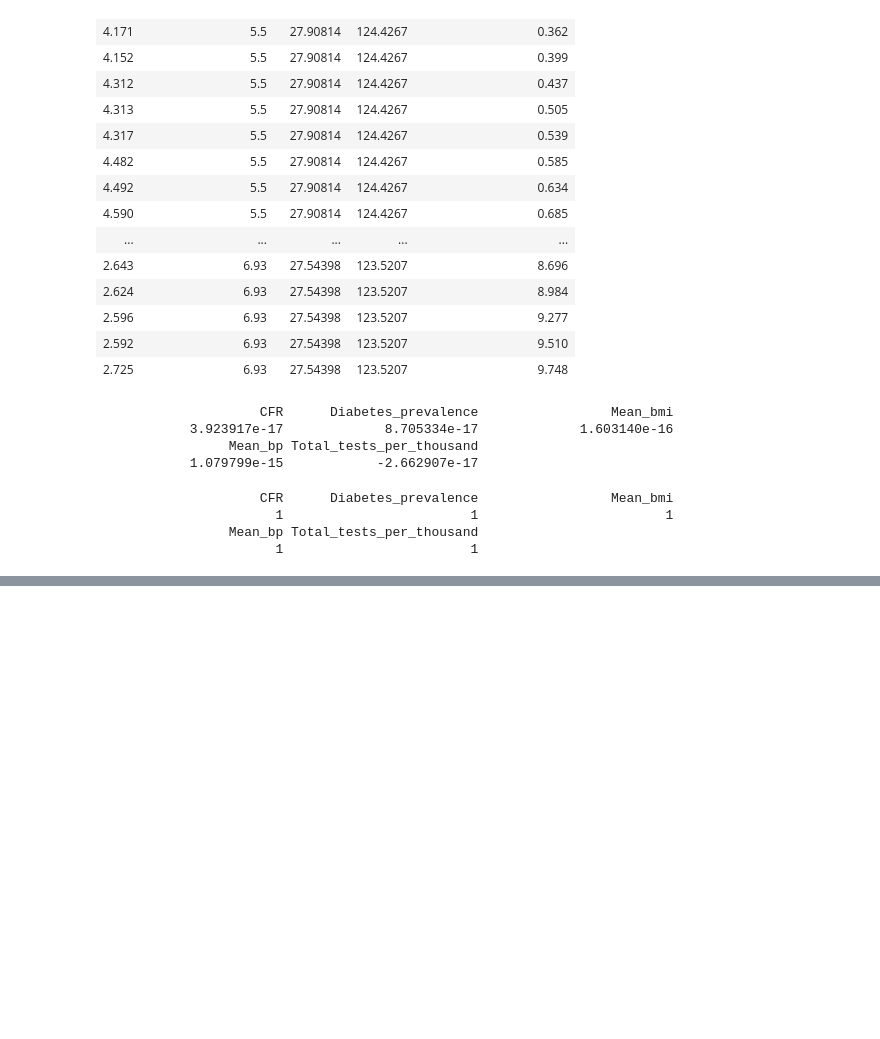
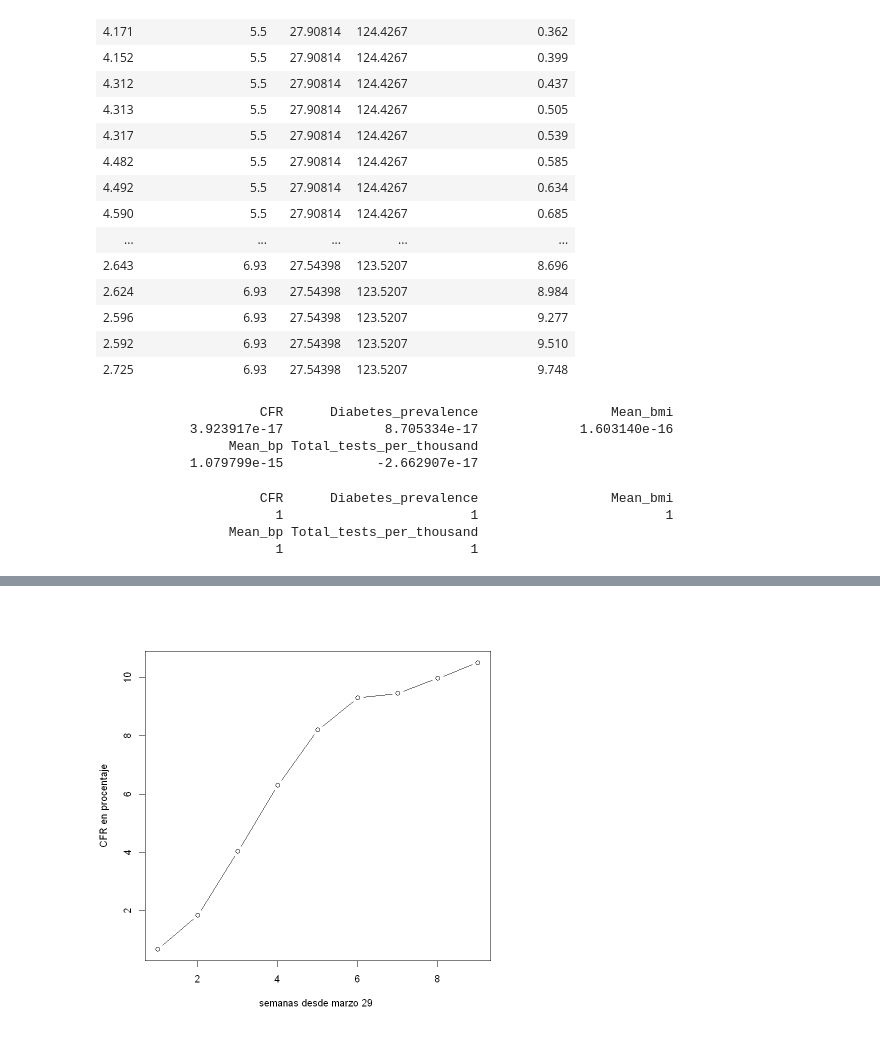
Before and after one commit to AguirreC1729/ProyetoCovid, a Jupyter notebook: COVID_data.ipynb, the cells around one changed output, grey strips where cells are left out. Cells and saved outputs as stored; diff of their text form; code cells hidden in the pictures; blank space fills up the shorter version.

```diff
--- a/COVID_data.ipynb
+++ b/COVID_data.ipynb
@@ -207,3 +217,14 @@ apply(scaled.dat, 2, sd)
                        1                        1                        1
                  Mean_bp Total_tests_per_thousand
                        1                        1
+# %%
+#plot por semana del CFR
+n = cfr_df %>% filter(Entity=="Mexico") %>% summarize(n())
+p = trunc(n[[1]]/7)
+data_week = rep(0,p)
+for (i in 1:p){
+data_week[i] = cfr_df%>% filter(Entity=="Mexico") %>% select(CFR) %>% slice((1+7*(i-1)):(i*7)) %>% summarize(mean(CFR))
+
+    }
+# %%
+day = c(1:9)
@@ -209,0 +253,4 @@ apply(scaled.dat, 2, sd)
+# %%
+plot(day,data_week, type = "b", xlab = "semanas desde marzo 29 ", ylab = "CFR en procentaje")
+# %% [output]
+[figure, added]
```
Also changed, not shown: parts of 10 cells of this notebook, 1 other file.
